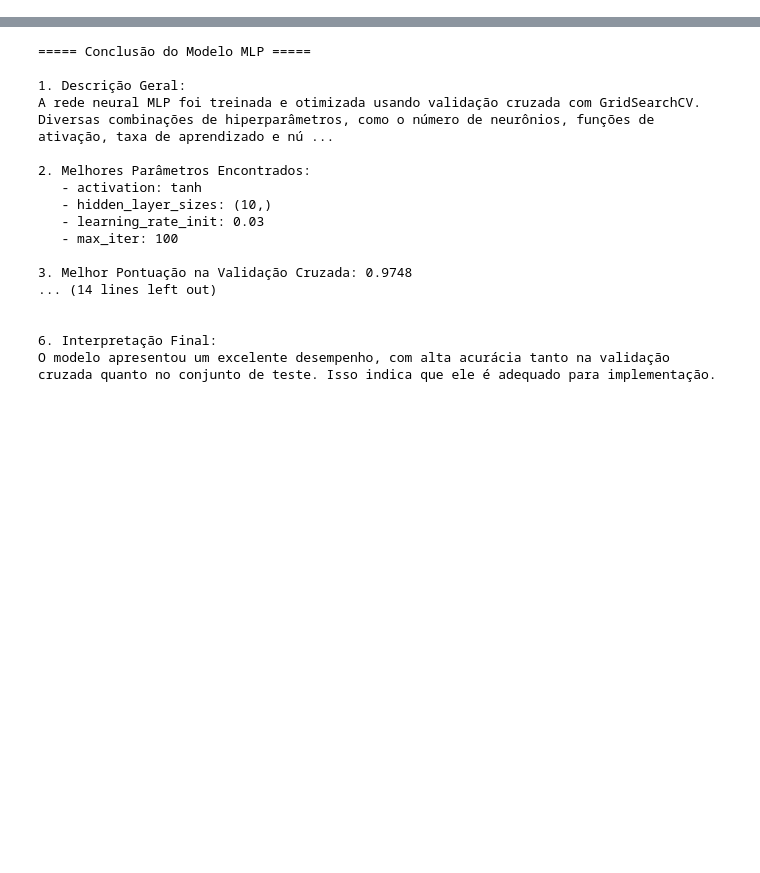
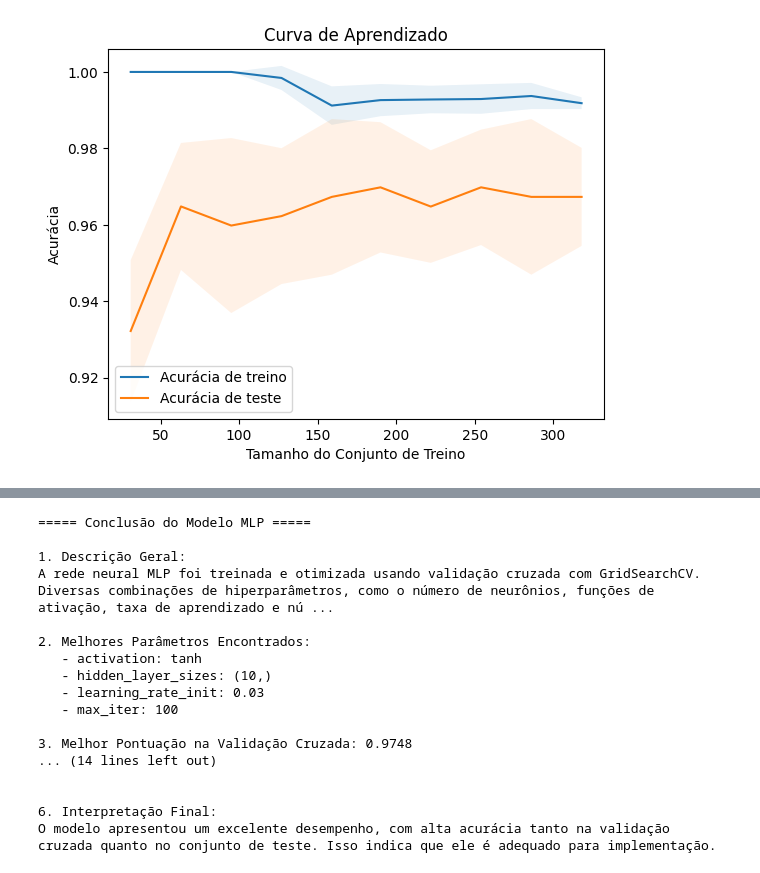
Before and after one commit to LimaAnthonyY/Classifica-o_de_cancer_de_mama, a Jupyter notebook: Projeto_Neural.ipynb, the cells around one changed output, grey strips where cells are left out. Saved outputs shown, nothing was run; the diff lists cells and outputs as text; code cells hidden in the pictures; blank space fills up the shorter version.

```diff
--- a/Projeto_Neural.ipynb
+++ b/Projeto_Neural.ipynb
@@ -48,6 +10,12 @@ from sklearn.metrics import confusion_matrix
 # %%
+import pandas as pd
+from sklearn.model_selection import train_test_split, GridSearchCV
+from sklearn.preprocessing import LabelEncoder, StandardScaler
+from sklearn.neural_network import MLPClassifier
+from sklearn.metrics import classification_report
+
 # Carregar o dataset
-df = pd.read_csv('Final/Archive/data.csv')
+df = pd.read_csv('Final/archive/data.csv')
 
 # Limpeza dos dados
 df_limpo = df.drop(columns=['id', 'Unnamed: 32'])
@@ -82,7 +50,15 @@ grid_search.fit(X_train, y_train)
 best_params = grid_search.best_params_
 best_score = grid_search.best_score_
 
+print("Melhores Parâmetros:", best_params)
+print("Melhor Pontuação na Validação Cruzada:", best_score)
+
 # Avaliação no conjunto de teste
 test_score = grid_search.score(X_test, y_test)
+print("Pontuação no Conjunto de Teste:", test_score)
+
+# Relatório de classificação no conjunto de teste
+y_pred = grid_search.predict(X_test)
+print(classification_report(y_test, y_pred, target_names=label_encoder.classes_))
 # %% [output]
 Fitting 5 folds for each of 36 candidates, totalling 180 fits
@@ -134,39 +123,25 @@ def avaliar_modelo(grid_search, X_test, y_test):
 # %%
-import numpy as np
-import matplotlib.pyplot as plt
+# Gerar curva de aprendizado
 from sklearn.model_selection import learning_curve
 
-def gerar_curva_aprendizado(modelo, X_train, y_train):
-    """
-    Gera e plota a curva de aprendizado para o modelo fornecido.
+train_sizes, train_scores, test_scores = learning_curve(mlp, X_train, y_train, cv=5, n_jobs=-1, train_sizes=np.linspace(0.1, 1.0, 10))
 
-    Parameters:
-    modelo: objeto do modelo treinado
-    X_train: conjunto de dados de treinamento
-    y_train: rótulos do conjunto de dados de treinamento
-    """
+# Calcular médias e desvios
+train_mean = np.mean(train_scores, axis=1)
+test_mean = np.mean(test_scores, axis=1)
+train_std = np.std(train_scores, axis=1)
+test_std = np.std(test_scores, axis=1)
 
-    # Gerar curva de aprendizado com validação cruzada
-    train_sizes, train_scores, test_scores = learning_curve(
-        modelo, X_train, y_train, cv=5, n_jobs=-1, train_sizes=np.linspace(0.1, 1.0, 10)
-    )
-
-    # Calcular médias e desvios padrão
-    train_mean = np.mean(train_scores, axis=1)
-    test_mean = np.mean(test_scores, axis=1)
-    train_std = np.std(train_scores, axis=1)
-    test_std = np.std(test_scores, axis=1)
-
-    # Plotar a curva de aprendizado
-    plt.figure(figsize=(10, 6))
-    plt.plot(train_sizes, train_mean, label="Acurácia de Treino")
-    plt.plot(train_sizes, test_mean, label="Acurácia de Teste")
-    plt.fill_between(train_sizes, train_mean - train_std, train_mean + train_std, alpha=0.1)
-    plt.fill_between(train_sizes, test_mean - test_std, test_mean + test_std, alpha=0.1)
-    plt.title("Curva de Aprendizado", fontsize=16)
-    plt.xlabel("Tamanho do Conjunto de Treino", fontsize=12)
-    plt.ylabel("Acurácia", fontsize=12)
-    plt.legend(loc="best")
-    plt.grid(True)
-    plt.show()
+# Plotar a curva de aprendizado
+plt.plot(train_sizes, train_mean, label="Acurácia de treino")
+plt.plot(train_sizes, test_mean, label="Acurácia de teste")
+plt.fill_between(train_sizes, train_mean - train_std, train_mean + train_std, alpha=0.1)
+plt.fill_between(train_sizes, test_mean - test_std, test_mean + test_std, alpha=0.1)
+plt.title("Curva de Aprendizado")
+plt.xlabel("Tamanho do Conjunto de Treino")
+plt.ylabel("Acurácia")
+plt.legend(loc="best")
+plt.show()
+# %% [output]
+[figure, added]
 # %%
```
Also changed, not shown: parts of 13 cells of this notebook.
